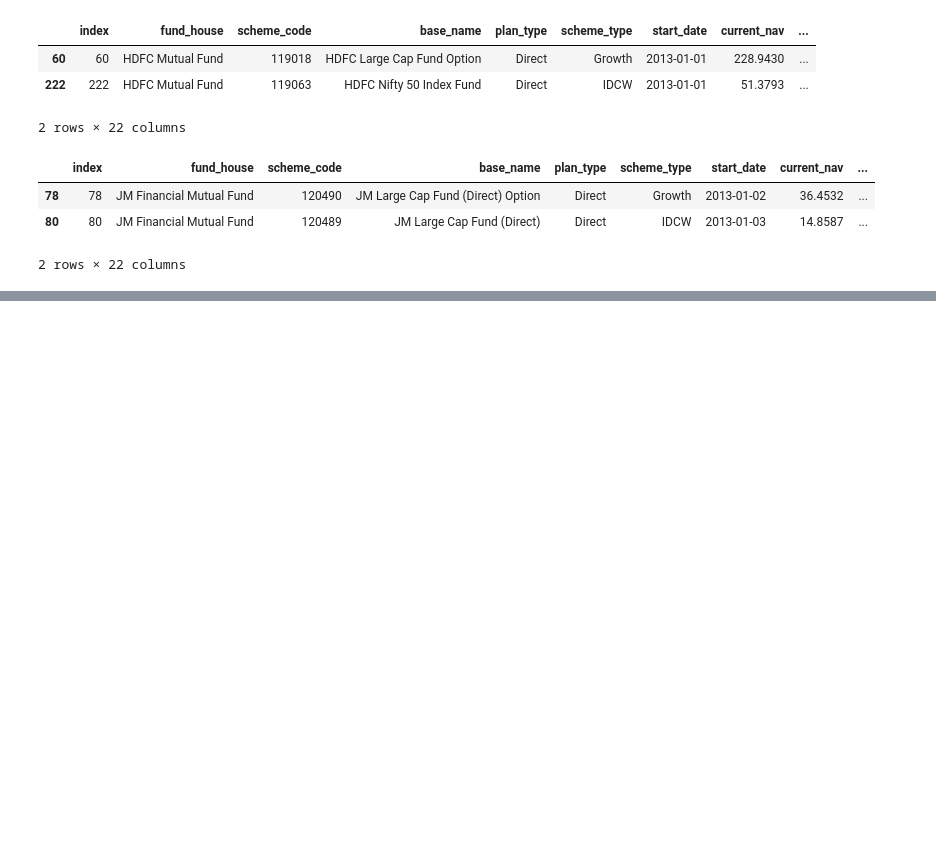
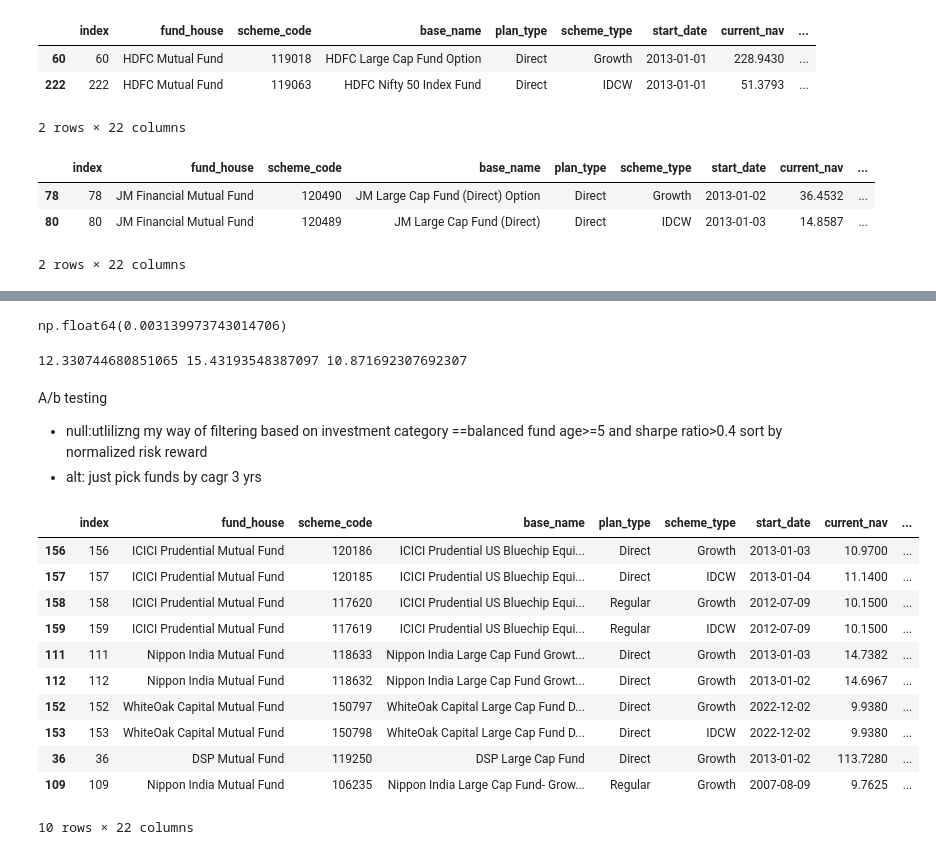
Before and after one commit to Arjun76692/Mutual-Fund-Risk-Adjusted-Performance-Analyzer-, a Jupyter notebook: Analysis.ipynb, the cells around one changed output, grey strips where cells are left out. Cells and saved outputs as stored; diff of their text form; code cells hidden in the pictures; blank space fills up the shorter version.

```diff
--- a/Analysis.ipynb
+++ b/Analysis.ipynb
@@ -172,0 +196,32 @@ balaned_funds[(balaned_funds['down_flag']=='Downside protected')&(balaned_funds[
+# %%
+p_value
+# %% [output]
+np.float64(0.003139973743014706)
+# %%
+print(conservative.mean(),
+balanced.mean(),
+aggressive.mean())
+# %% [output]
+12.330744680851065 15.43193548387097 10.871692307692307
+# %% [markdown]
+A/b testing
+- null:utlilizng my way of filtering based on investment category ==balanced
+    fund age>=5 and sharpe ratio>0.4
+    sort by normalized risk reward
+- alt: just pick funds by cagr 3 yrs
+# %%
+alt=df.nlargest(10,'cagr_3yrs')
+alt
+# %% [output]
+|  | index | fund_house | scheme_code | base_name | plan_type | scheme_type | start_date | current_nav | ... |
+| 156 | 156 | ICICI Prudential Mutual Fund | 120186 | ICICI Prudential US Bluechip Equi... | Direct | Growth | 2013-01-03 | 10.9700 | ... |
+| 157 | 157 | ICICI Prudential Mutual Fund | 120185 | ICICI Prudential US Bluechip Equi... | Direct | IDCW | 2013-01-04 | 11.1400 | ... |
+| 158 | 158 | ICICI Prudential Mutual Fund | 117620 | ICICI Prudential US Bluechip Equi... | Regular | Growth | 2012-07-09 | 10.1500 | ... |
+| 159 | 159 | ICICI Prudential Mutual Fund | 117619 | ICICI Prudential US Bluechip Equi... | Regular | IDCW | 2012-07-09 | 10.1500 | ... |
+| 111 | 111 | Nippon India Mutual Fund | 118633 | Nippon India Large Cap Fund Growt... | Direct | Growth | 2013-01-03 | 14.7382 | ... |
+| 112 | 112 | Nippon India Mutual Fund | 118632 | Nippon India Large Cap Fund Growt... | Direct | Growth | 2013-01-02 | 14.6967 | ... |
+| 152 | 152 | WhiteOak Capital Mutual Fund | 150797 | WhiteOak Capital Large Cap Fund D... | Direct | Growth | 2022-12-02 | 9.9380 | ... |
+| 153 | 153 | WhiteOak Capital Mutual Fund | 150798 | WhiteOak Capital Large Cap Fund D... | Direct | IDCW | 2022-12-02 | 9.9380 | ... |
+| 36 | 36 | DSP Mutual Fund | 119250 | DSP Large Cap Fund | Direct | Growth | 2013-01-02 | 113.7280 | ... |
+| 109 | 109 | Nippon India Mutual Fund | 106235 | Nippon India Large Cap Fund- Grow... | Regular | Growth | 2007-08-09 | 9.7625 | ... |
+10 rows × 22 columns
```
Also changed, not shown: parts of 25 cells of this notebook, 3 other files.
